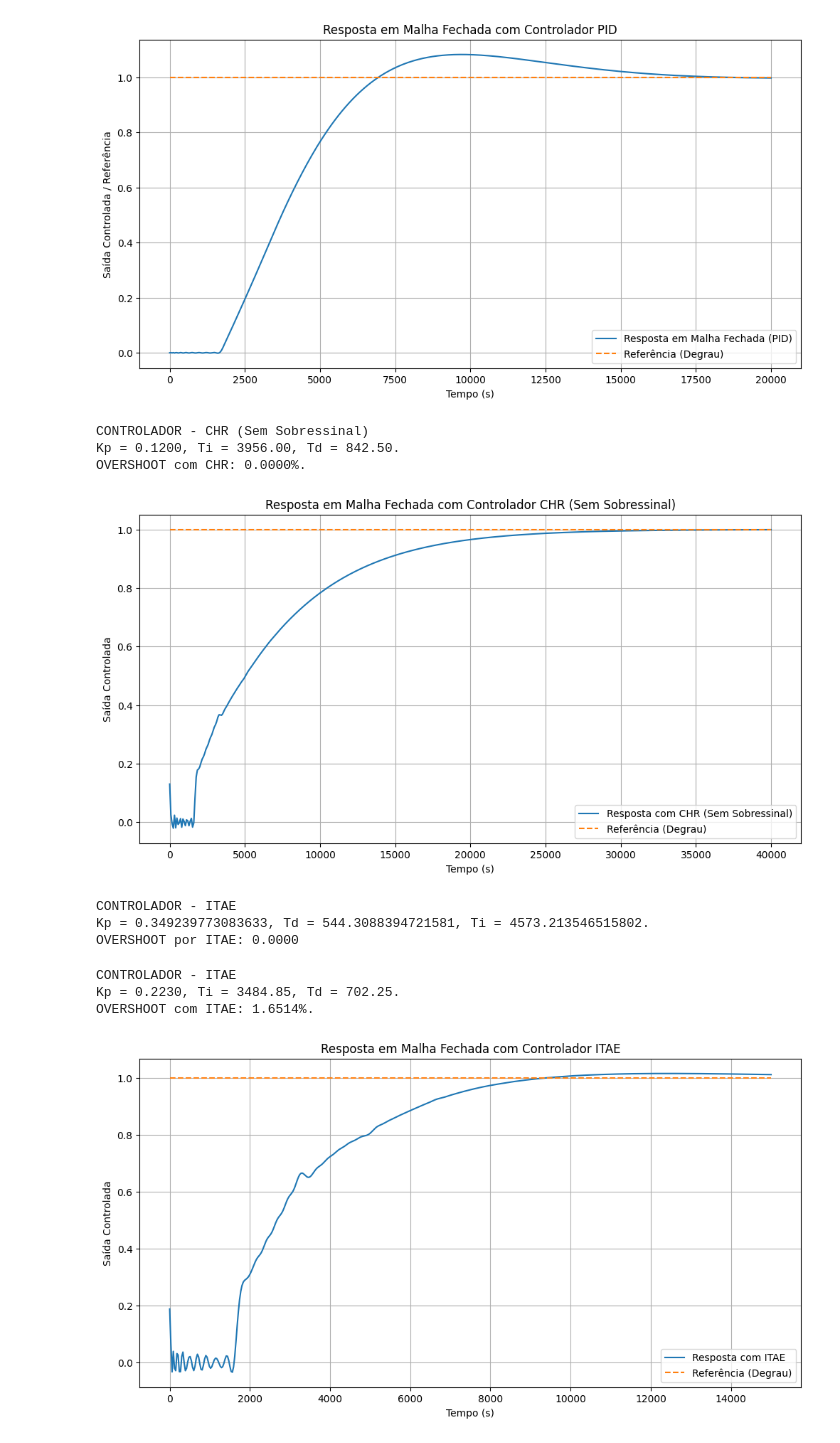
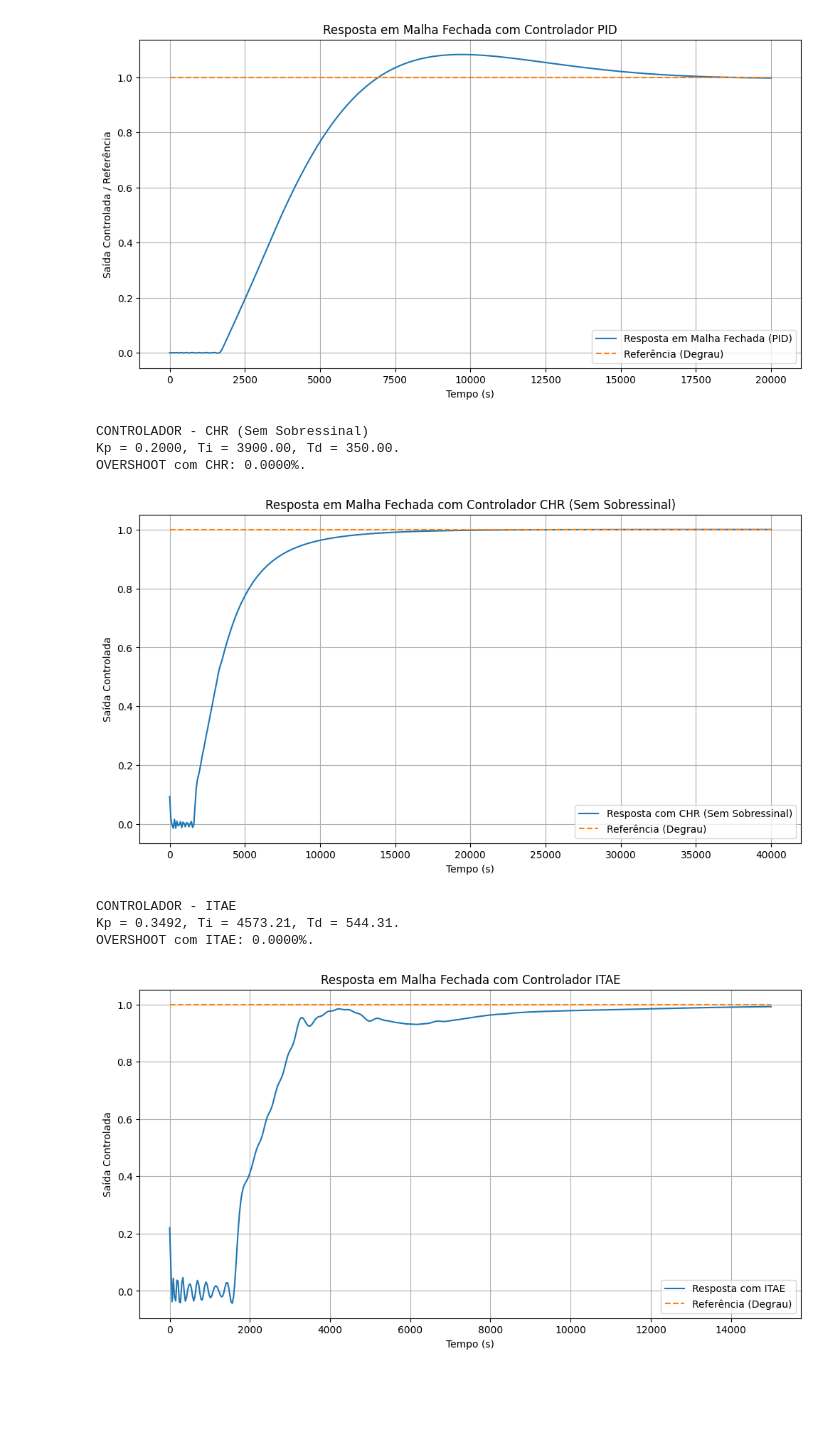
Before and after one commit to EnzoCouto1/TrabalhoC213, a Jupyter notebook: notebooks/main.ipynb, the cells around one changed output. Drawn from its saved outputs; the diff is of its cells as text; code cells hidden in the pictures; blank space fills up the shorter version.

Commit message:
Corrigindo erros de CHR e ITAE

```diff
--- a/notebooks/main.ipynb
+++ b/notebooks/main.ipynb
@@ -400,11 +389,6 @@ plt.show()
 # %% [output]
 [figure]
 # %%
-import control as ctl
-import numpy as np
-import matplotlib.pyplot as plt
-
-# Parâmetros identificados do sistema (substitua pelos seus valores reais)
 K = 4.8883
 tau_estimado = 3296.67
 theta_estimado = 1685.0
@@ -442,9 +426,9 @@ def CHR(kp_chr, ti_chr, td_chr):
 # --- Calcular e Simular o Controlador CHR ---
 
 # Parâmetros CHR (calculados anteriormente)
-kp_chr = 0.120
-ti_chr = 3956.00
-td_chr = 842.5
+kp_chr = 0.2
+ti_chr = 3900
+td_chr = 350
 
 tempo_chr, saida_chr, sistema_chr_controlado = CHR(kp_chr, ti_chr, td_chr)
 
@@ -462,6 +446,6 @@ plt.savefig('images/Resposta em Malha Fechada com Controlador CHR (Sem Sobressin
 plt.show()
 # %% [output]
 CONTROLADOR - CHR (Sem Sobressinal)
-Kp = 0.1200, Ti = 3956.00, Td = 842.50.
+Kp = 0.2000, Ti = 3900.00, Td = 350.00.
 OVERSHOOT com CHR: 0.0000%.
-[figure, old version]
+[figure, new version]
@@ -492,43 +452,4 @@ def CHR (kp_chr, ti_chr, td_chr):
-# %%
-# Controlador ITAE
-def ITAE(kp_itae, ti_itae, td_itae):
-    print("\nCONTROLADOR - ITAE")
-    print(f"Kp = {kp_itae}, Td = {td_itae}, Ti = {ti_itae}.")
-
-    pid_itae = [kp_itae * td_itae, kp_itae, kp_itae / ti_itae]
-    den_itae = [1, 0]
-    controlador_itae = ctl.tf(pid_itae, den_itae)
-
-    # Adicionando theta
-    num_delay, den_delay = ctl.pade(theta_estimado, 20)
-    pid_itae_delay = ctl.series(ctl.tf(num_delay, den_delay), controlador_itae)
-
-    sys_theta = ctl.tf(K, [tau_estimado, 1])
-    itae = ctl.series(pid_itae_delay, sys_theta)
-    sys_ctrl_itae = ctl.feedback(itae, 1)
-    temp_ITAE, sinal_ITAE = ctl.step_response(sys_ctrl_itae * amplitude_degrau, tempo)
-
-    ITAE_info = ctl.step_info(sys_ctrl_itae)
-    overshoot_itae = ITAE_info["Overshoot"]
-    print(f"OVERSHOOT por ITAE: {overshoot_itae:.4f}")
-
-    return (temp_ITAE, sinal_ITAE)
-# %%
-a, b, c, d, e, f = 0.965, -0.85, 0.796, -0.147, 0.308, 0.929  # Parâmetros do ITAE
-kp_itae = (a / K) * ((theta_estimado / tau_estimado) ** b)
-ti_itae = tau_estimado / (c + (d * (theta_estimado / tau_estimado)))
-td_itae = tau_estimado * e * ((theta_estimado / tau_estimado) ** f)
-temp_ITAE, sinal_resp_ITAE = ITAE(kp_itae, ti_itae, td_itae)
-# %% [output]
-CONTROLADOR - ITAE
-Kp = 0.349239773083633, Td = 544.3088394721581, Ti = 4573.213546515802.
-OVERSHOOT por ITAE: 0.0000
 # %%
-import control as ctl
-import numpy as np
-import matplotlib.pyplot as plt
-
-# Parâmetros identificados do sistema (substitua pelos seus valores reais)
 K = 4.8883
 tau_estimado = 3296.67
 theta_estimado = 1685.0
@@ -553,39 +474,41 @@ def ITAE(kp_itae, ti_itae, td_itae):
     # Planta com tempo morto (já definida)
     planta_com_theta = ctl.series(ctl.tf(num_delay, den_delay), ctl.tf([K], [tau_estimado, 1]))
 
     # Sistema em malha fechada com o controlador ITAE
     sistema_itae_controlado = ctl.feedback(controlador_itae * planta_com_theta, 1)
     tempo_itae, saida_itae = ctl.step_response(amplitude_degrau * sistema_itae_controlado, tempo_simulacao)
 
     # Informações do sobressinal do ITAE
     informacoes_itae = ctl.step_info(sistema_itae_controlado)
     sobressinal_itae = informacoes_itae.get('Overshoot', 0) # Usar .get() para evitar KeyError
     print(f'OVERSHOOT com ITAE: {sobressinal_itae:.4f}%.')
-    return (tempo_itae, saida_itae, sistema_itae_controlado) # Retornando o sistema controlado
+    return (tempo_itae, saida_itae) # Removendo a retorno do sistema controlado
 
 # --- Calcular e Simular o Controlador ITAE ---
 
-# Parâmetros ITAE (calculados anteriormente)
-kp_itae = 0.223
-ti_itae = 3484.85
-td_itae = 702.25
+a, b, c, d, e, f = 0.965, -0.85, 0.796, -0.147, 0.308, 0.929  # Parâmetros do ITAE
+kp_itae = (a / K) * ((theta_estimado / tau_estimado) ** b)
+ti_itae = tau_estimado / (c + (d * (theta_estimado / tau_estimado)))
+td_itae = tau_estimado * e * ((theta_estimado / tau_estimado) ** f)
+temp_ITAE, sinal_resp_ITAE = ITAE(kp_itae, ti_itae, td_itae)
 
-tempo_itae, saida_itae, sistema_itae_controlado = ITAE(kp_itae, ti_itae, td_itae)
+tempo_itae = temp_ITAE
+saida_itae = sinal_resp_ITAE
 
 # --- Plotar a Resposta com ITAE ---
 
 plt.figure(figsize=(12, 6))
 plt.plot(tempo_itae, saida_itae, label='Resposta com ITAE')
 plt.plot(tempo_simulacao, np.ones_like(tempo_simulacao) * amplitude_degrau, label='Referência (Degrau)', linestyle='--')
 plt.xlabel('Tempo (s)')
 plt.ylabel('Saída Controlada')
 plt.title('Resposta em Malha Fechada com Controlador ITAE')
 plt.legend()
 plt.grid(True)
 plt.savefig('images/Resposta em Malha Fechada com Controlador ITAE.png')
 plt.show()
 # %% [output]
 CONTROLADOR - ITAE
-Kp = 0.2230, Ti = 3484.85, Td = 702.25.
-OVERSHOOT com ITAE: 1.6514%.
+Kp = 0.3492, Ti = 4573.21, Td = 544.31.
+OVERSHOOT com ITAE: 0.0000%.
-[figure, old version]
+[figure, new version]
```
Also changed, not shown: parts of 10 cells of this notebook, 5 other files.
